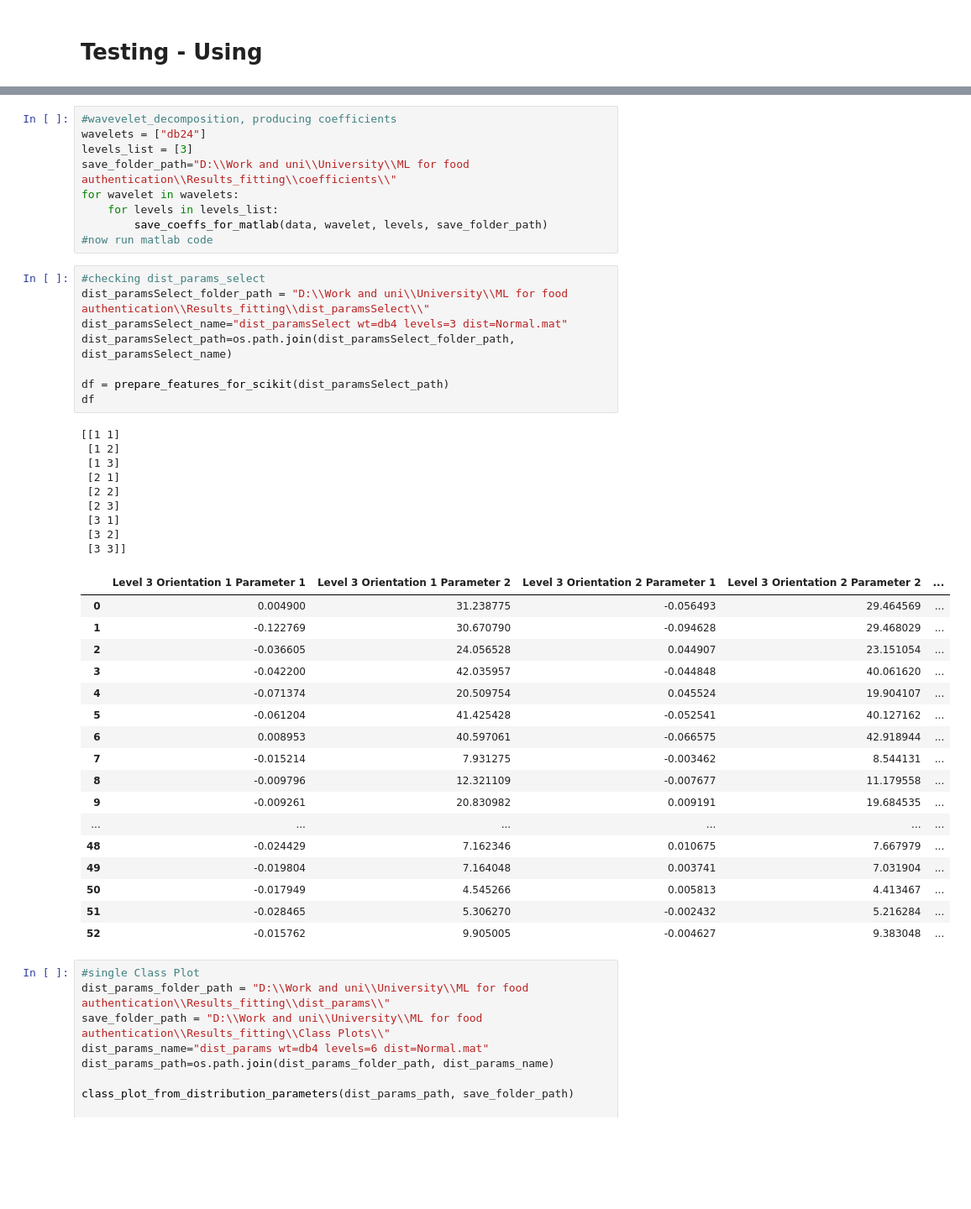
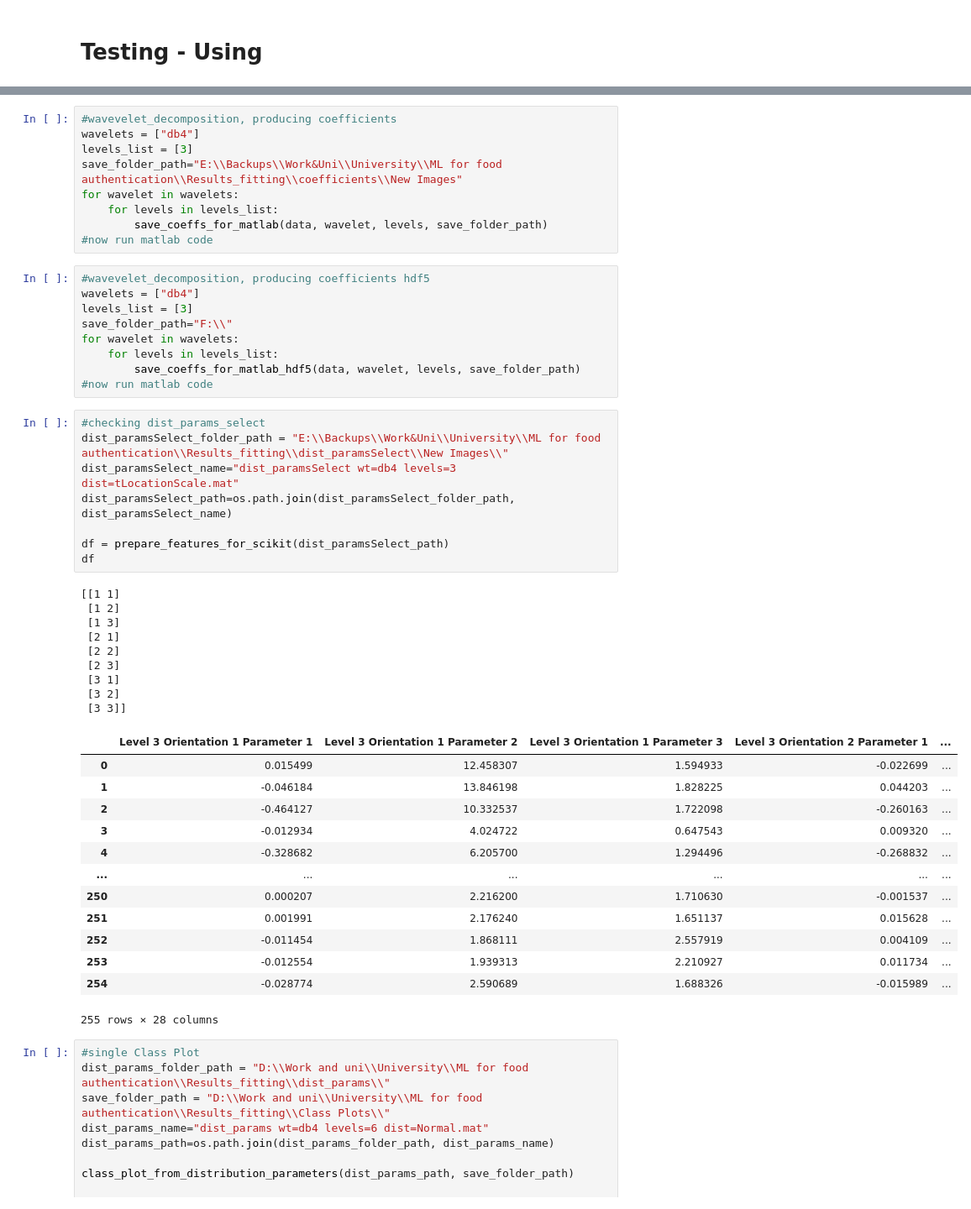
Before and after one commit to papandreas42/MLforHoney, a Jupyter notebook: wavelet_decomposition.ipynb, the cells around one changed output, grey strips where cells are left out. Shown at 84% size. Saved outputs shown, nothing was run; the diff lists cells and outputs as text; blank space fills up the shorter version.

Commit message:
new images

```diff
--- a/wavelet_decomposition.ipynb
+++ b/wavelet_decomposition.ipynb
@@ -321,47 +343,52 @@ CLASS,titles
 # %%
 #wavevelet_decomposition, producing coefficients
-wavelets = ["db24"]
+wavelets = ["db4"]
 levels_list = [3]
-save_folder_path="D:\\Work and uni\\University\\ML for food authentication\\Results_fitting\\coefficients\\"
+save_folder_path="E:\\Backups\\Work&Uni\\University\\ML for food authentication\\Results_fitting\\coefficients\\New Images"
 for wavelet in wavelets:
     for levels in levels_list:
         save_coeffs_for_matlab(data, wavelet, levels, save_folder_path)
 #now run matlab code
+# %%
+#wavevelet_decomposition, producing coefficients hdf5
+wavelets = ["db4"]
+levels_list = [3]
+save_folder_path="F:\\"
+for wavelet in wavelets:
+    for levels in levels_list:
+        save_coeffs_for_matlab_hdf5(data, wavelet, levels, save_folder_path)
+#now run matlab code
 # %%
 #checking dist_params_select
-dist_paramsSelect_folder_path = "D:\\Work and uni\\University\\ML for food authentication\\Results_fitting\\dist_paramsSelect\\"
-dist_paramsSelect_name="dist_paramsSelect wt=db4 levels=3 dist=Normal.mat"
+dist_paramsSelect_folder_path = "E:\\Backups\\Work&Uni\\University\\ML for food authentication\\Results_fitting\\dist_paramsSelect\\New Images\\"
+dist_paramsSelect_name="dist_paramsSelect wt=db4 levels=3 dist=tLocationScale.mat"
 dist_paramsSelect_path=os.path.join(dist_paramsSelect_folder_path, dist_paramsSelect_name)
 
 df = prepare_features_for_scikit(dist_paramsSelect_path)
 df
 # %% [output]
 [[1 1]
  [1 2]
  [1 3]
  [2 1]
  [2 2]
  [2 3]
  [3 1]
  [3 2]
  [3 3]]
-|  | Level 3 Orientation 1 Parameter 1 | Level 3 Orientation 1 Parameter 2 | Level 3 Orientation 2 Parameter 1 | Level 3 Orientation 2 Parameter 2 | ... |
-| 0 | 0.004900 | 31.238775 | -0.056493 | 29.464569 | ... |
-| 1 | -0.122769 | 30.670790 | -0.094628 | 29.468029 | ... |
-| 2 | -0.036605 | 24.056528 | 0.044907 | 23.151054 | ... |
-| 3 | -0.042200 | 42.035957 | -0.044848 | 40.061620 | ... |
-| 4 | -0.071374 | 20.509754 | 0.045524 | 19.904107 | ... |
-| 5 | -0.061204 | 41.425428 | -0.052541 | 40.127162 | ... |
-| 6 | 0.008953 | 40.597061 | -0.066575 | 42.918944 | ... |
-| 7 | -0.015214 | 7.931275 | -0.003462 | 8.544131 | ... |
-| 8 | -0.009796 | 12.321109 | -0.007677 | 11.179558 | ... |
-| 9 | -0.009261 | 20.830982 | 0.009191 | 19.684535 | ... |
+|  | Level 3 Orientation 1 Parameter 1 | Level 3 Orientation 1 Parameter 2 | Level 3 Orientation 1 Parameter 3 | Level 3 Orientation 2 Parameter 1 | ... |
+| 0 | 0.015499 | 12.458307 | 1.594933 | -0.022699 | ... |
+| 1 | -0.046184 | 13.846198 | 1.828225 | 0.044203 | ... |
+| 2 | -0.464127 | 10.332537 | 1.722098 | -0.260163 | ... |
+| 3 | -0.012934 | 4.024722 | 0.647543 | 0.009320 | ... |
+| 4 | -0.328682 | 6.205700 | 1.294496 | -0.268832 | ... |
 | ... | ... | ... | ... | ... | ... |
-| 48 | -0.024429 | 7.162346 | 0.010675 | 7.667979 | ... |
-| 49 | -0.019804 | 7.164048 | 0.003741 | 7.031904 | ... |
-| 50 | -0.017949 | 4.545266 | 0.005813 | 4.413467 | ... |
-| 51 | -0.028465 | 5.306270 | -0.002432 | 5.216284 | ... |
-| 52 | -0.015762 | 9.905005 | -0.004627 | 9.383048 | ... |
+| 250 | 0.000207 | 2.216200 | 1.710630 | -0.001537 | ... |
+| 251 | 0.001991 | 2.176240 | 1.651137 | 0.015628 | ... |
+| 252 | -0.011454 | 1.868111 | 2.557919 | 0.004109 | ... |
+| 253 | -0.012554 | 1.939313 | 2.210927 | 0.011734 | ... |
+| 254 | -0.028774 | 2.590689 | 1.688326 | -0.015989 | ... |
+255 rows × 28 columns
 # %%
 #single Class Plot
 dist_params_folder_path = "D:\\Work and uni\\University\\ML for food authentication\\Results_fitting\\dist_params\\"
```
Also changed, not shown: parts of 17 cells of this notebook, 2 other files.
